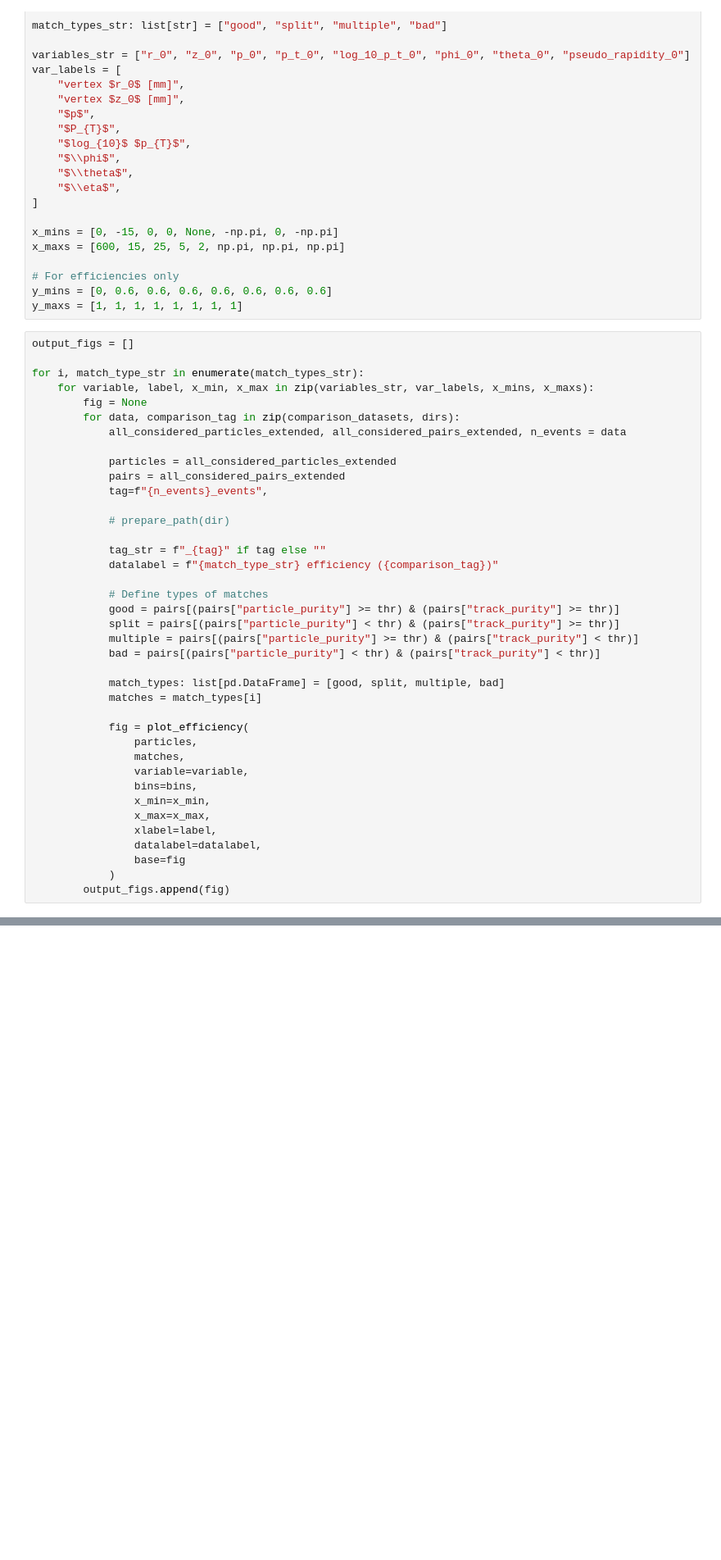
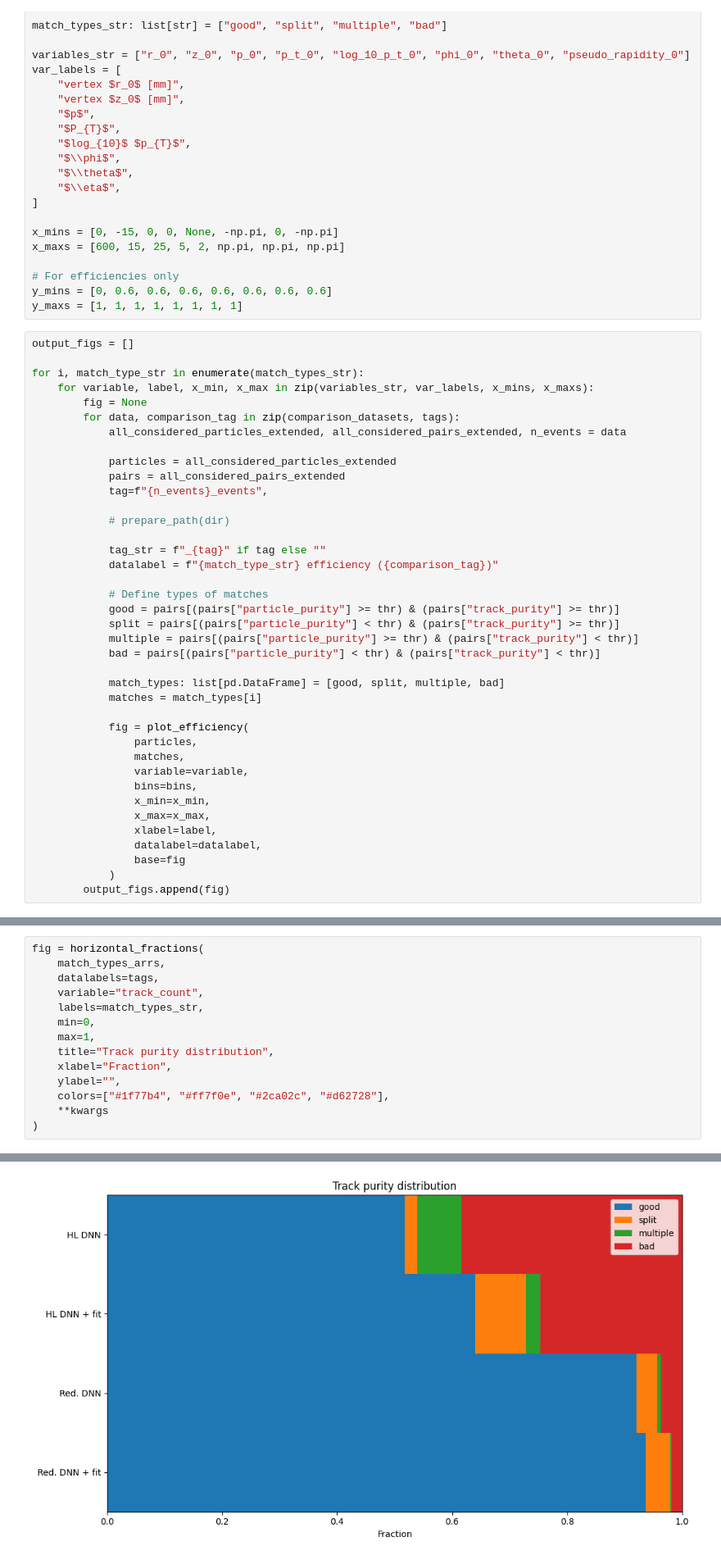
Before and after one commit to lschoonheid/BachelorProject, a Jupyter notebook: python_code/plots.ipynb, the cells around one changed output, grey strips where cells are left out. Shown at 82% size. Saved outputs shown, nothing was run; the diff lists cells and outputs as text; blank space fills up the shorter version.

```diff
--- a/python_code/plots.ipynb
+++ b/python_code/plots.ipynb
@@ -251,7 +157,7 @@ output_figs = []
 for i, match_type_str in enumerate(match_types_str):
     for variable, label, x_min, x_max in zip(variables_str, var_labels, x_mins, x_maxs):
         fig = None
-        for data, comparison_tag in zip(comparison_datasets, dirs):
+        for data, comparison_tag in zip(comparison_datasets, tags):
             all_considered_particles_extended, all_considered_pairs_extended, n_events = data
 
             particles = all_considered_particles_extended
@@ -353,0 +463,15 @@ Categories (100, interval[float64, right]): [(-0.025, 0.25] < (0.25, 0.5] < (0.5
+# %%
+fig = horizontal_fractions(
+    match_types_arrs,
+    datalabels=tags,
+    variable="track_count",
+    labels=match_types_str,
+    min=0,
+    max=1,
+    title="Track purity distribution",
+    xlabel="Fraction",
+    ylabel="",
+    colors=["#1f77b4", "#ff7f0e", "#2ca02c", "#d62728"],
+    **kwargs
+)
+# %% [output]
@@ -353,0 +482 @@ Categories (100, interval[float64, right]): [(-0.025, 0.25] < (0.25, 0.5] < (0.5
+[figure, added]
```
Also changed, not shown: parts of 20 cells of this notebook, 1 other file.
